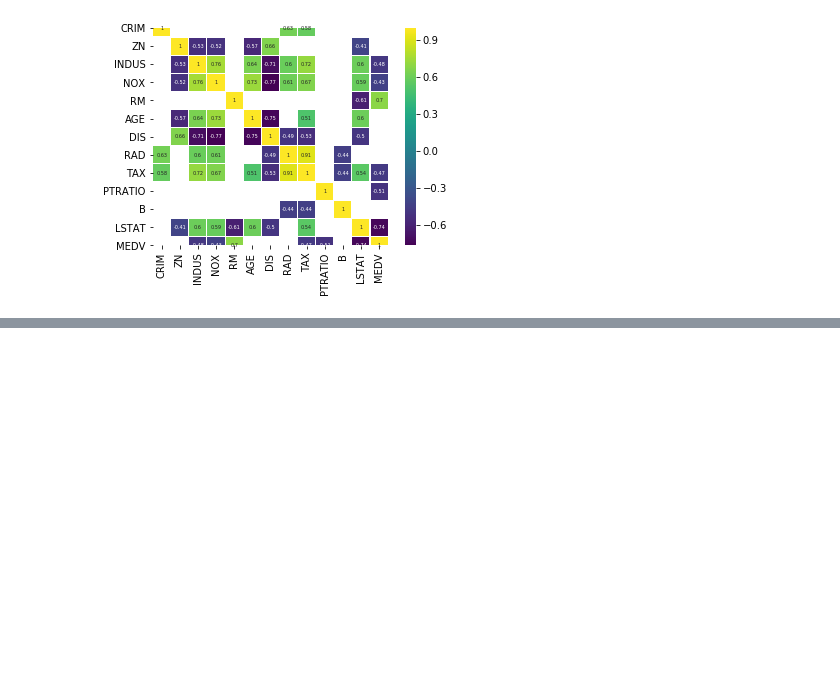
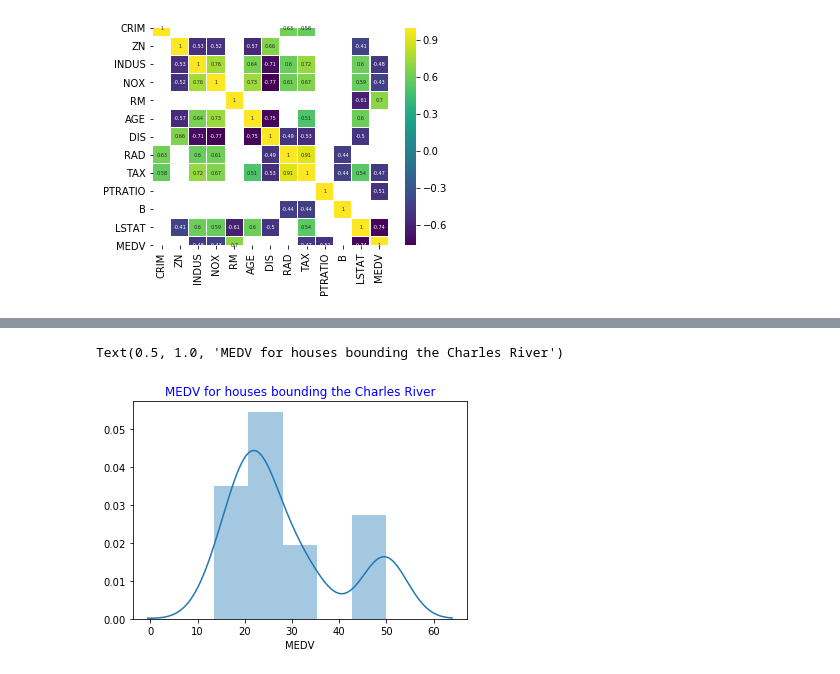
Before and after one commit to jruther/Machine_Learning_Project, a Jupyter notebook: Machine_Learning_Project.ipynb, the cells around one changed output, grey strips where cells are left out. Saved outputs shown, nothing was run; the diff lists cells and outputs as text; code cells hidden in the pictures; blank space fills up the shorter version.

```diff
--- a/Machine_Learning_Project.ipynb
+++ b/Machine_Learning_Project.ipynb
@@ -324,0 +430,6 @@ sns.heatmap(corr[(corr>=0.5) | (corr <=-0.4)], cmap='viridis', vmax=1.0, linewid
+# %%
+sns.distplot(df2['MEDV'])
+plt.title("MEDV for houses bounding the Charles River", fontdict=None, loc='center', color = 'b')
+# %% [output]
+Text(0.5, 1.0, 'MEDV for houses bounding the Charles River')
+[figure, added]
```
Also changed, not shown: parts of 18 cells of this notebook.
